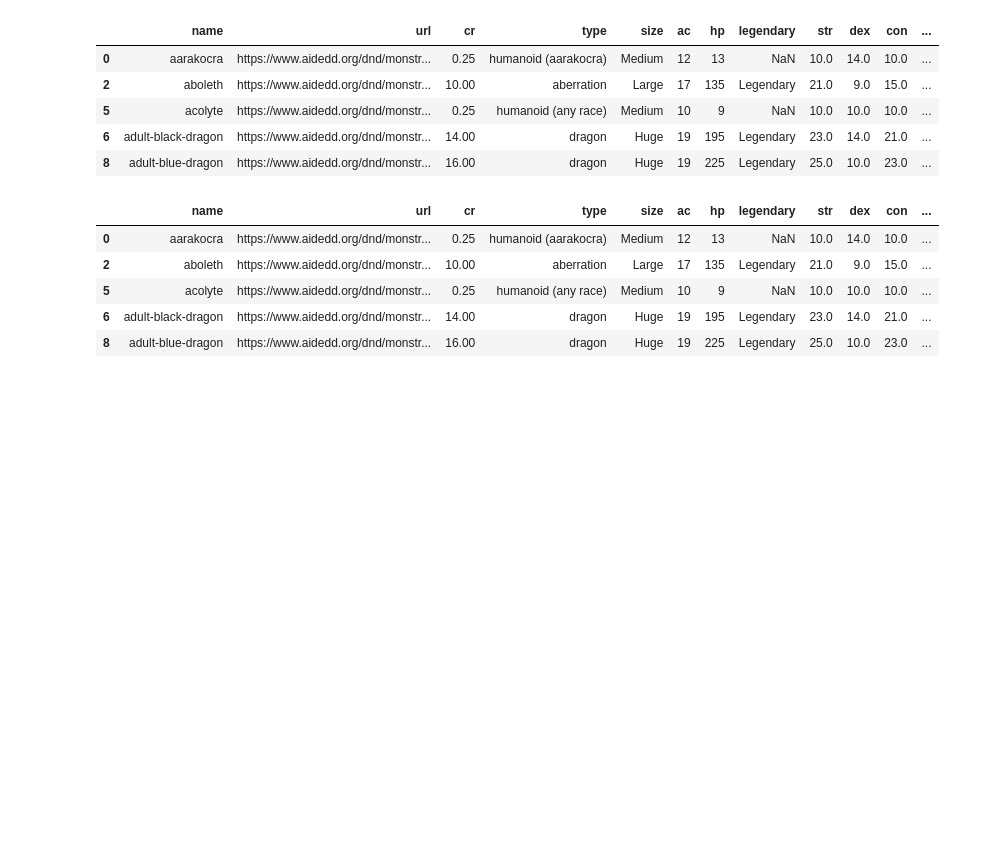
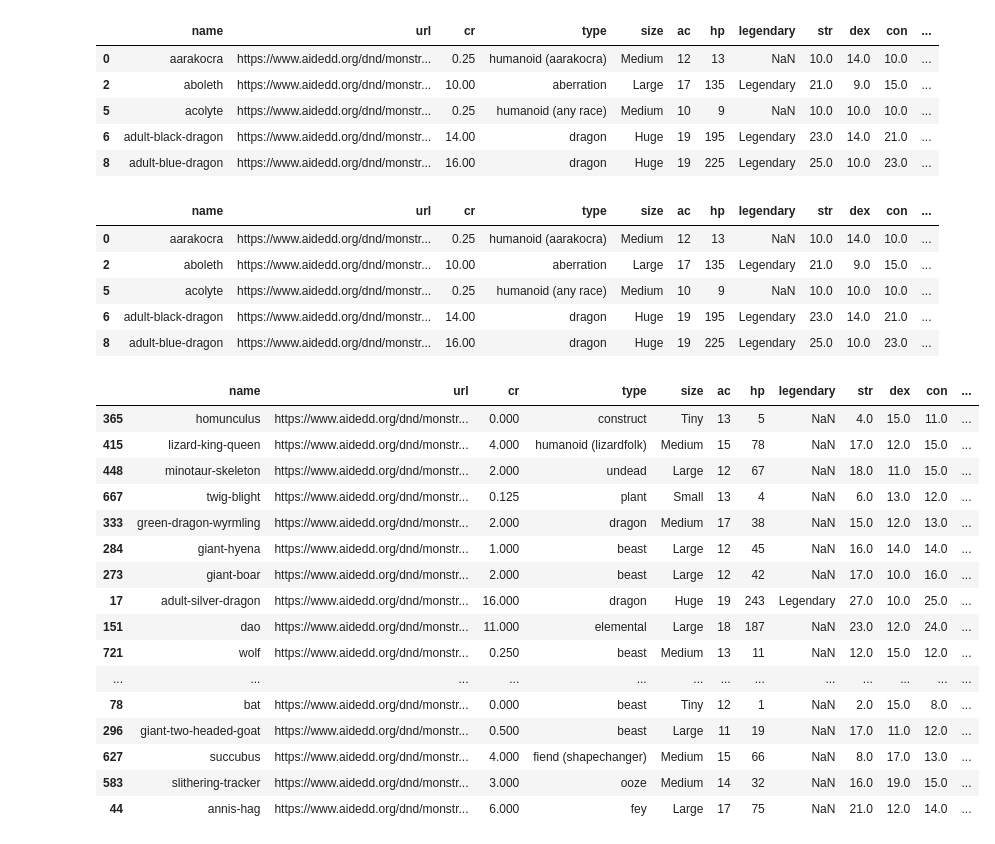
Before and after one commit to TheCarpeDM/DND, a Jupyter notebook: Data_cleaning.ipynb, the cells around one changed output. Drawn from its saved outputs; the diff is of its cells as text; code cells hidden in the pictures; blank space fills up the shorter version.

Commit message:
removed any () from type column

```diff
--- a/Data_cleaning.ipynb
+++ b/Data_cleaning.ipynb
@@ -134,3 +135,29 @@ monsters_df.head()
 | 5 | acolyte | https://www.aidedd.org/dnd/monstr... | 0.25 | humanoid (any race) | Medium | 10 | 9 | NaN | 10.0 | 10.0 | 10.0 | ... |
 | 6 | adult-black-dragon | https://www.aidedd.org/dnd/monstr... | 14.00 | dragon | Huge | 19 | 195 | Legendary | 23.0 | 14.0 | 21.0 | ... |
 | 8 | adult-blue-dragon | https://www.aidedd.org/dnd/monstr... | 16.00 | dragon | Huge | 19 | 225 | Legendary | 25.0 | 10.0 | 23.0 | ... |
+# %%
+#Eliminate any () in type column to clean
+import re
+formula = r'\([^()]*\)'
+def remove_parentheses(type):
+    return re.sub(formula, '', type)
+monsters_df['cleaned type'] = monsters_df['type'].apply(remove_parentheses)
+monsters_df.sample(10)
+# %% [output]
+|  | name | url | cr | type | size | ac | hp | legendary | str | dex | con | ... |
+| 365 | homunculus | https://www.aidedd.org/dnd/monstr... | 0.000 | construct | Tiny | 13 | 5 | NaN | 4.0 | 15.0 | 11.0 | ... |
+| 415 | lizard-king-queen | https://www.aidedd.org/dnd/monstr... | 4.000 | humanoid (lizardfolk) | Medium | 15 | 78 | NaN | 17.0 | 12.0 | 15.0 | ... |
+| 448 | minotaur-skeleton | https://www.aidedd.org/dnd/monstr... | 2.000 | undead | Large | 12 | 67 | NaN | 18.0 | 11.0 | 15.0 | ... |
+| 667 | twig-blight | https://www.aidedd.org/dnd/monstr... | 0.125 | plant | Small | 13 | 4 | NaN | 6.0 | 13.0 | 12.0 | ... |
+| 333 | green-dragon-wyrmling | https://www.aidedd.org/dnd/monstr... | 2.000 | dragon | Medium | 17 | 38 | NaN | 15.0 | 12.0 | 13.0 | ... |
+| 284 | giant-hyena | https://www.aidedd.org/dnd/monstr... | 1.000 | beast | Large | 12 | 45 | NaN | 16.0 | 14.0 | 14.0 | ... |
+| 273 | giant-boar | https://www.aidedd.org/dnd/monstr... | 2.000 | beast | Large | 12 | 42 | NaN | 17.0 | 10.0 | 16.0 | ... |
+| 17 | adult-silver-dragon | https://www.aidedd.org/dnd/monstr... | 16.000 | dragon | Huge | 19 | 243 | Legendary | 27.0 | 10.0 | 25.0 | ... |
+| 151 | dao | https://www.aidedd.org/dnd/monstr... | 11.000 | elemental | Large | 18 | 187 | NaN | 23.0 | 12.0 | 24.0 | ... |
+| 721 | wolf | https://www.aidedd.org/dnd/monstr... | 0.250 | beast | Medium | 13 | 11 | NaN | 12.0 | 15.0 | 12.0 | ... |
+| ... | ... | ... | ... | ... | ... | ... | ... | ... | ... | ... | ... | ... |
+| 78 | bat | https://www.aidedd.org/dnd/monstr... | 0.000 | beast | Tiny | 12 | 1 | NaN | 2.0 | 15.0 | 8.0 | ... |
+| 296 | giant-two-headed-goat | https://www.aidedd.org/dnd/monstr... | 0.500 | beast | Large | 11 | 19 | NaN | 17.0 | 11.0 | 12.0 | ... |
+| 627 | succubus | https://www.aidedd.org/dnd/monstr... | 4.000 | fiend (shapechanger) | Medium | 15 | 66 | NaN | 8.0 | 17.0 | 13.0 | ... |
+| 583 | slithering-tracker | https://www.aidedd.org/dnd/monstr... | 3.000 | ooze | Medium | 14 | 32 | NaN | 16.0 | 19.0 | 15.0 | ... |
+| 44 | annis-hag | https://www.aidedd.org/dnd/monstr... | 6.000 | fey | Large | 17 | 75 | NaN | 21.0 | 12.0 | 14.0 | ... |
```
Also changed, not shown: parts of 5 cells of this notebook, 1 other file.
